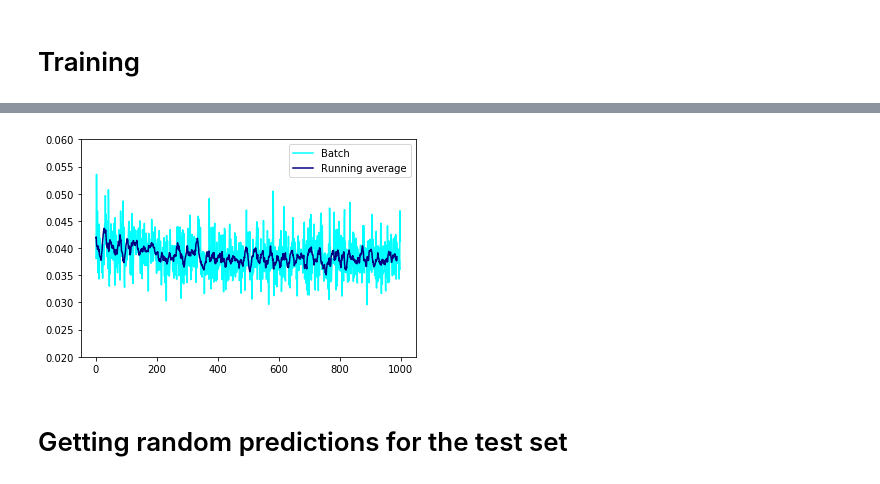
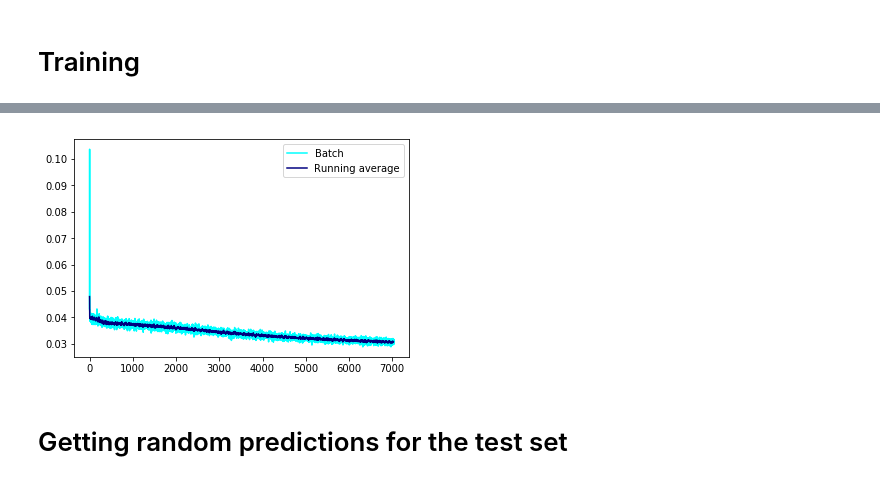
Before and after one commit to jdiaz4302/ConvTimeLSTM, a Jupyter notebook: 02_ConvLSTM_replication.ipynb, the cells around one changed output, grey strips where cells are left out. Saved outputs shown, nothing was run; the diff lists cells and outputs as text; code cells hidden in the pictures.

Commit message:
Ran for 88 epochs, performance still lacking despite near exact replication

```diff
--- a/02_ConvLSTM_replication.ipynb
+++ b/02_ConvLSTM_replication.ipynb
@@ -328,7 +328,7 @@ class test_Dataset(data.Dataset):
 training_set = train_Dataset(data_indices=range(y.shape[0]))
 testing_set = test_Dataset(data_indices=range(y_test.shape[0]))
 
-batch_size = 8
+batch_size = 100
 
 train_loader = torch.utils.data.DataLoader(dataset = training_set,
                                            batch_size = batch_size,
@@ -338,10 +338,12 @@ test_loader = torch.utils.data.DataLoader(dataset = testing_set,
                                           shuffle = True)
 # %%
 device = torch.device("cuda:0" if torch.cuda.is_available() else "cpu")
+# %%
+conv_lstm = torch.nn.DataParallel(conv_lstm)
 # %%
 loss_list = []
 loss_list_test = []
-epochs = 1
+epochs = int(np.ceil((7*10**5) / x.shape[0]))
 data_exs = 0
 for i in range(epochs):
     for data in train_loader:
@@ -373,8 +375,5 @@ for i in range(epochs):
         batch_loss.backward()
         optimizer.step()
 
-        # iterative updating
-        if (data_exs % 400) == 0:
-            print('Data examples: ', data_exs, '\n\tBatch loss: ', batch_loss.item(), '\n')
-        data_exs += batch_size
+    print('Epoch: ', i, '\n\tBatch loss: ', batch_loss.item(), '\n')
 # %% [output]
@@ -398,14 +397,13 @@ Data examples:  7600
 # %%
 plt.plot(loss_list,
          color = 'cyan',
          label = 'Batch')
 plt.plot(np.convolve(loss_list, 1/10*np.ones(10))[10:-10],
          color = 'navy',
          label = 'Running average')
-plt.ylim(0.02, 0.06)
 plt.legend();
 # %% [output]
-[figure, old version]
+[figure, new version]
 # %%
 #plt.plot(loss_list_test,
 #         color = 'pink',
```
Also changed, not shown: parts of 3 cells of this notebook.
